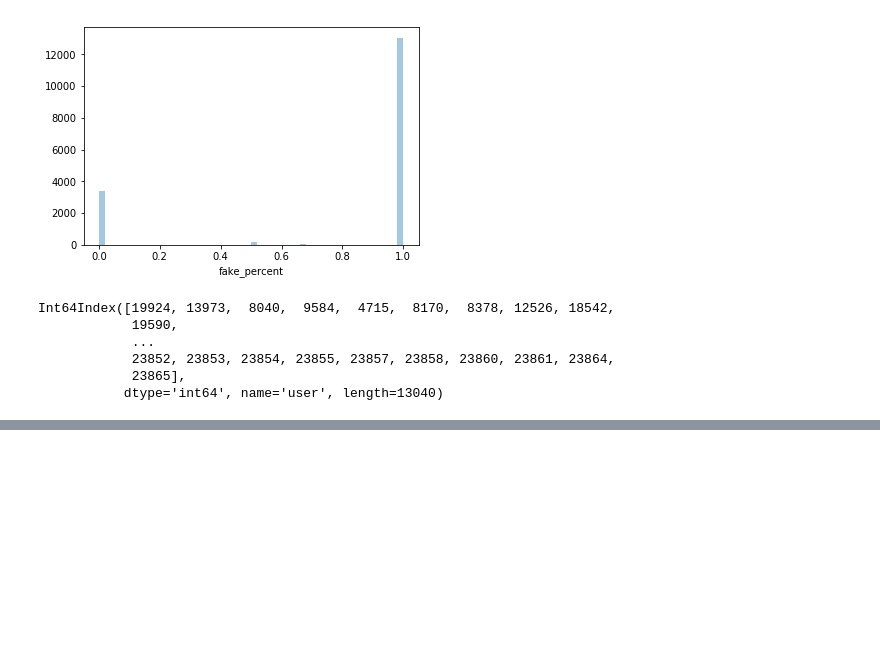
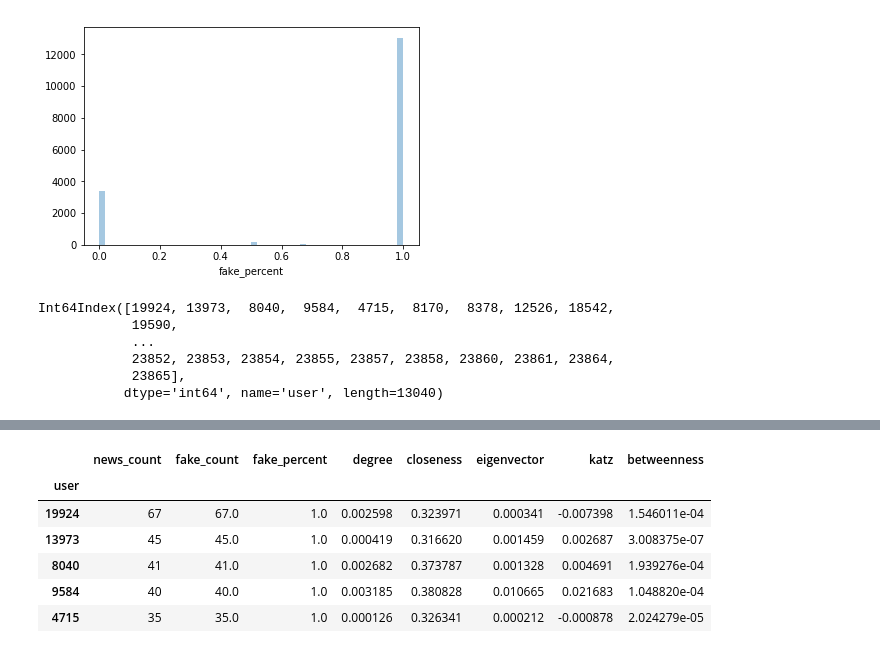
Before and after one commit to truongphanduykhanh/Fake-News-Detection, a Jupyter notebook: Hello, World!.ipynb, the cells around one changed output, grey strips where cells are left out. Cells and saved outputs as stored; diff of their text form; code cells hidden in the pictures; blank space fills up the shorter version.

```diff
--- a/Hello, World!.ipynb
+++ b/Hello, World!.ipynb
@@ -94,14 +98,3 @@ user_fake_percent.head()
 | 8040 | 41 | 41.0 | 1.0 |
 | 9584 | 40 | 40.0 | 1.0 |
 | 4715 | 35 | 35.0 | 1.0 |
-# %%
-start = datetime.now()
-
-degree= nx.degree_centrality(g)
-closeness = nx.closeness_centrality(g)
-eigenvector = nx.eigenvector_centrality_numpy(g)
-katz = nx.katz_centrality_numpy(g)
-betweenness = nx.betweenness_centrality(g)
-
-end = datetime.now()
-str(end-start)
@@ -243,0 +179,11 @@ len(test)
+# %%
+user_profile = user_fake_percent.merge(centrality, left_index=True, right_index=True, how='left')
+user_profile.head()
+# %% [output]
+|  | news_count | fake_count | fake_percent | degree | closeness | eigenvector | katz | betweenness |
+| user |  |  |  |  |  |  |  |  |
+| 19924 | 67 | 67.0 | 1.0 | 0.002598 | 0.323971 | 0.000341 | -0.007398 | 1.546011e-04 |
+| 13973 | 45 | 45.0 | 1.0 | 0.000419 | 0.316620 | 0.001459 | 0.002687 | 3.008375e-07 |
+| 8040 | 41 | 41.0 | 1.0 | 0.002682 | 0.373787 | 0.001328 | 0.004691 | 1.939276e-04 |
+| 9584 | 40 | 40.0 | 1.0 | 0.003185 | 0.380828 | 0.010665 | 0.021683 | 1.048820e-04 |
+| 4715 | 35 | 35.0 | 1.0 | 0.000126 | 0.326341 | 0.000212 | -0.000878 | 2.024279e-05 |
```
Also changed, not shown: parts of 34 cells of this notebook, 7 other files.
